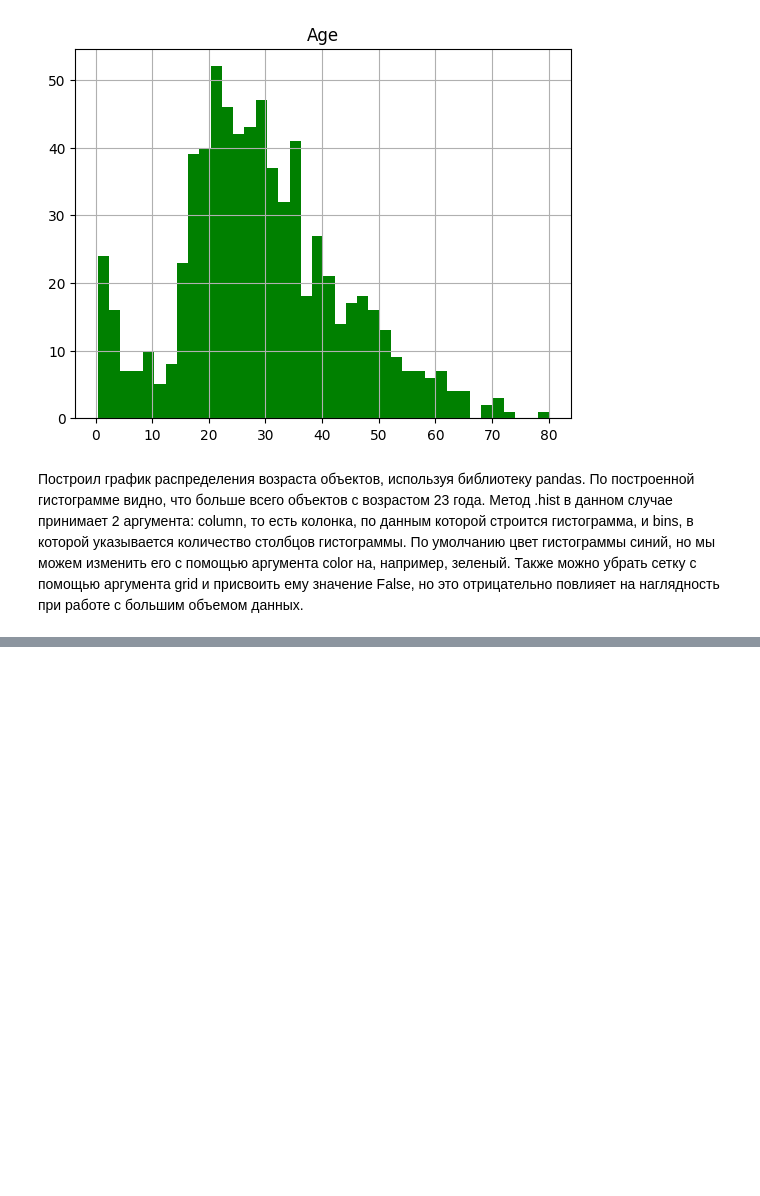
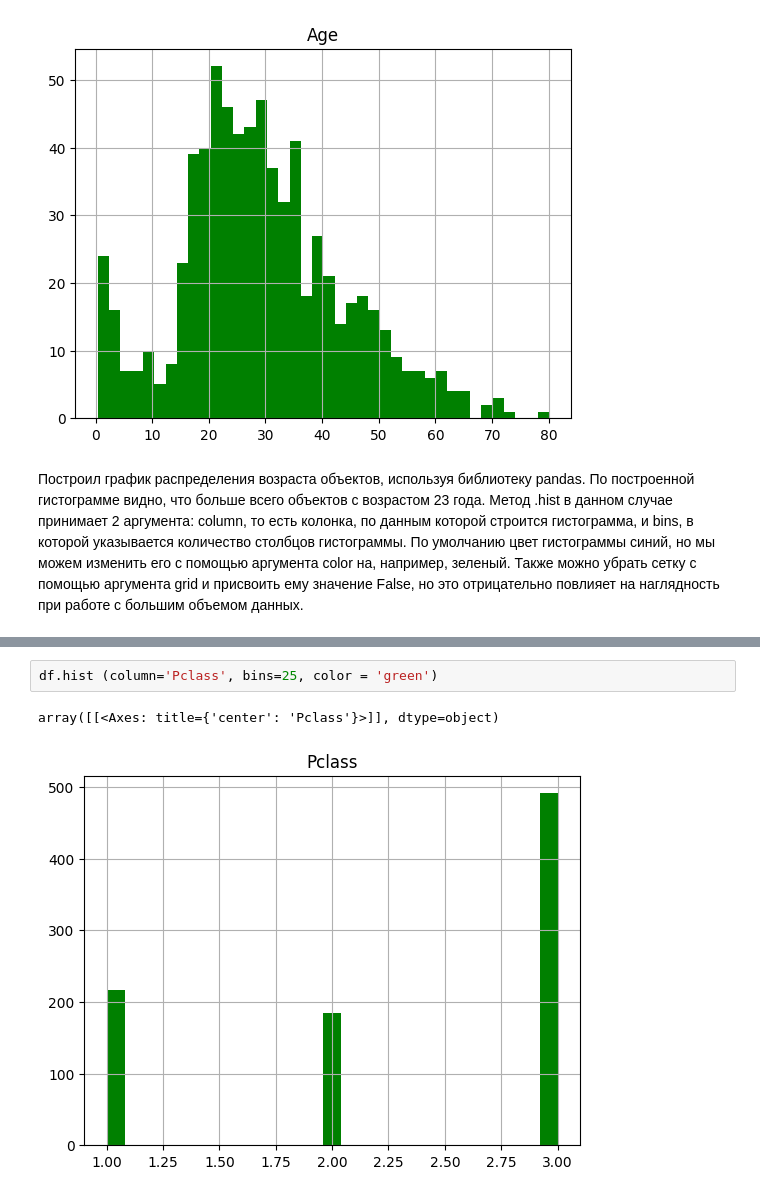
Before and after one commit to Vinyl329/error, a Jupyter notebook: Добро_пожаловать_в_Colaboratory!.ipynb, the cells around one changed output, grey strips where cells are left out. Cells and saved outputs as stored; diff of their text form; blank space fills up the shorter version.

```diff
--- a/Добро_пожаловать_в_Colaboratory!.ipynb
+++ b/Добро_пожаловать_в_Colaboratory!.ipynb
@@ -80,0 +109,5 @@ AttributeError: Rectangle.set() got an unexpected keyword argument 'grid'
+# %%
+df.hist (column='Pclass', bins=25, color = 'green')
+# %% [output]
+array([[<Axes: title={'center': 'Pclass'}>]], dtype=object)
+[figure, added]
```
Also changed, not shown: parts of 7 cells of this notebook.
